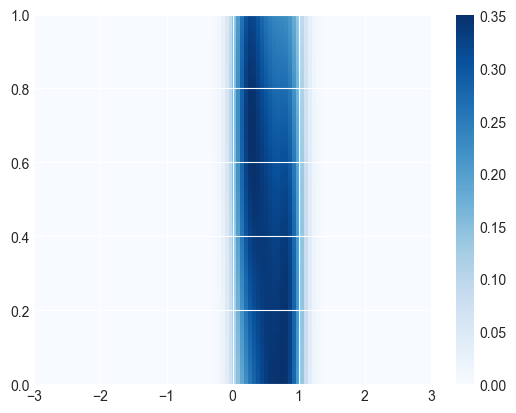
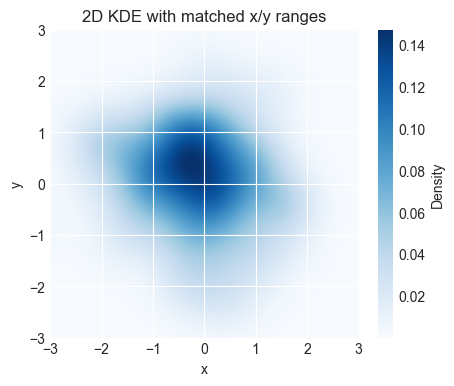
The change to this notebook cell's code, shown as a diff; its figure went from the first image to the second:
--- before
+++ after
@@ -1,14 +1,22 @@
 from scipy.stats import gaussian_kde
-
-x = np.random.rand(100)
+x = np.random.randn(100)
 y = np.random.randn(100)
-
-x = np.vstack([x, y])
-kde = gaussian_kde(x)
-
-x_points = np.linspace(-3, 3, 100)
-y_points = np.linspace(0, 1, 100)
+xy = np.vstack([x, y])
+kde = gaussian_kde(xy)
+x_points = np.linspace(-3, 3, 200)
+y_points = np.linspace(-3, 3, 200)
 X, Y = np.meshgrid(x_points, y_points)
-Z = kde.evaluate(np.vstack([X.ravel(), Y.ravel()])).reshape(X.shape)
-plt.imshow(Z, origin='lower', aspect='auto', extent=[-3, 3, 0, 1], cmap='Blues')
-plt.colorbar()
+grid_points = np.vstack([X.ravel(), Y.ravel()])
+Z = kde.evaluate(grid_points).reshape(X.shape)
+plt.figure(figsize=(5, 4))
+plt.imshow(
+    Z,
+    origin='lower',
+    aspect='equal',
+    extent=[x_points.min(), x_points.max(), y_points.min(), y_points.max()],
+    cmap='Blues'
+ )
+plt.colorbar(label='Density')
+plt.xlabel('x')
+plt.ylabel('y')
+plt.title('2D KDE with matched x/y ranges')

Commit: fixes